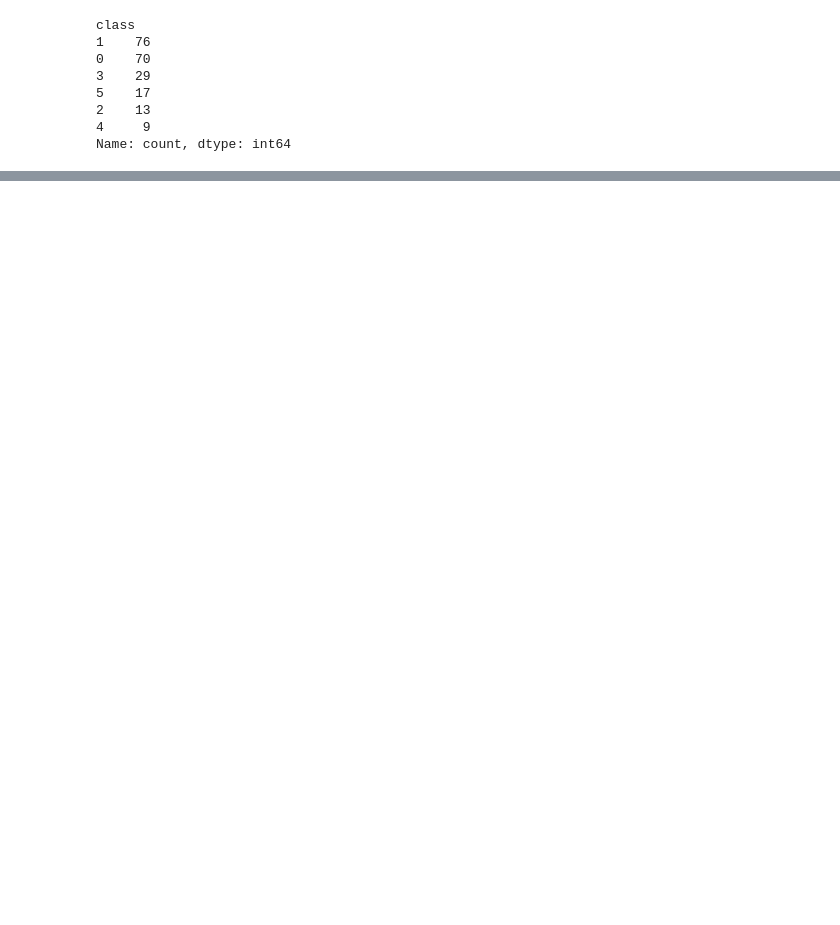
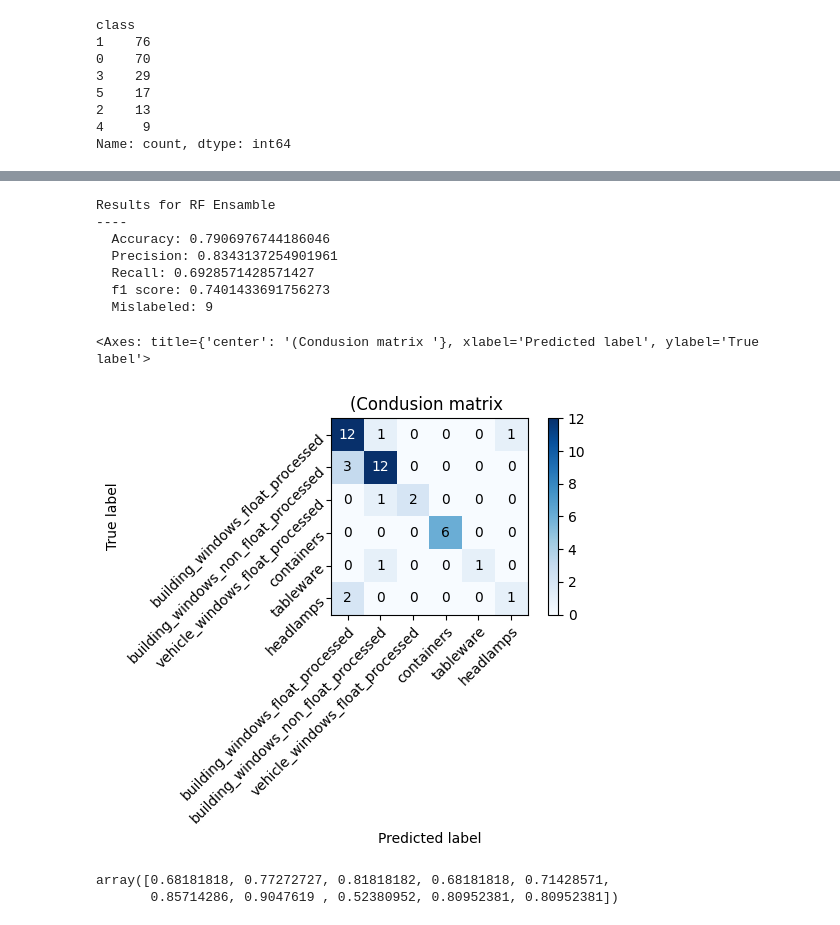
Before and after one commit to RastaAmanek/github, a Jupyter notebook: 9_1_zespoly_klasyfikatorow.ipynb, the cells around one changed output, grey strips where cells are left out. Saved outputs shown, nothing was run; the diff lists cells and outputs as text; code cells hidden in the pictures; blank space fills up the shorter version.

```diff
--- a/9_1_zespoly_klasyfikatorow.ipynb
+++ b/9_1_zespoly_klasyfikatorow.ipynb
@@ -431,0 +545,31 @@ Results for RandomForestClassifier_train
+# %%
+X, y, classes = prepare_dataset('glass')
+# %%
+X = preprocessor_data(X, standarizer)
+# %%
+X_train, X_test, y_train, y_test = train_test_split(X, y, test_size=0.2, stratify=y, random_state=42)
+# %%
+rfclf = RandomForestClassifier()
+rfclf.fit(X_train, y_train)
+y_rfclf = rfclf.predict(X_test)
+# y_pred_train = rf_model.predict(X_train)
+# %%
+print_results(calculate_metrics(y_test.values, y_rfclf), 'RF Ensamble')
+cm = confusion_matrix(y_test, y_rfclf)
+plot_confusion_matrix(cm, classes)
+# %% [output]
+Results for RF Ensamble
+----
+  Accuracy: 0.7906976744186046
+  Precision: 0.8343137254901961
+  Recall: 0.6928571428571427
+  f1 score: 0.7401433691756273
+  Mislabeled: 9
+<Axes: title={'center': '(Condusion matrix '}, xlabel='Predicted label', ylabel='True label'>
+[figure, added]
+# %%
+cv_results = cross_validate(rfclf, X, y, cv=10)
+cv_results['test_score']
+# %% [output]
+array([0.68181818, 0.77272727, 0.81818182, 0.68181818, 0.71428571,
+       0.85714286, 0.9047619 , 0.52380952, 0.80952381, 0.80952381])
```
Also changed, not shown: parts of 41 cells of this notebook.
